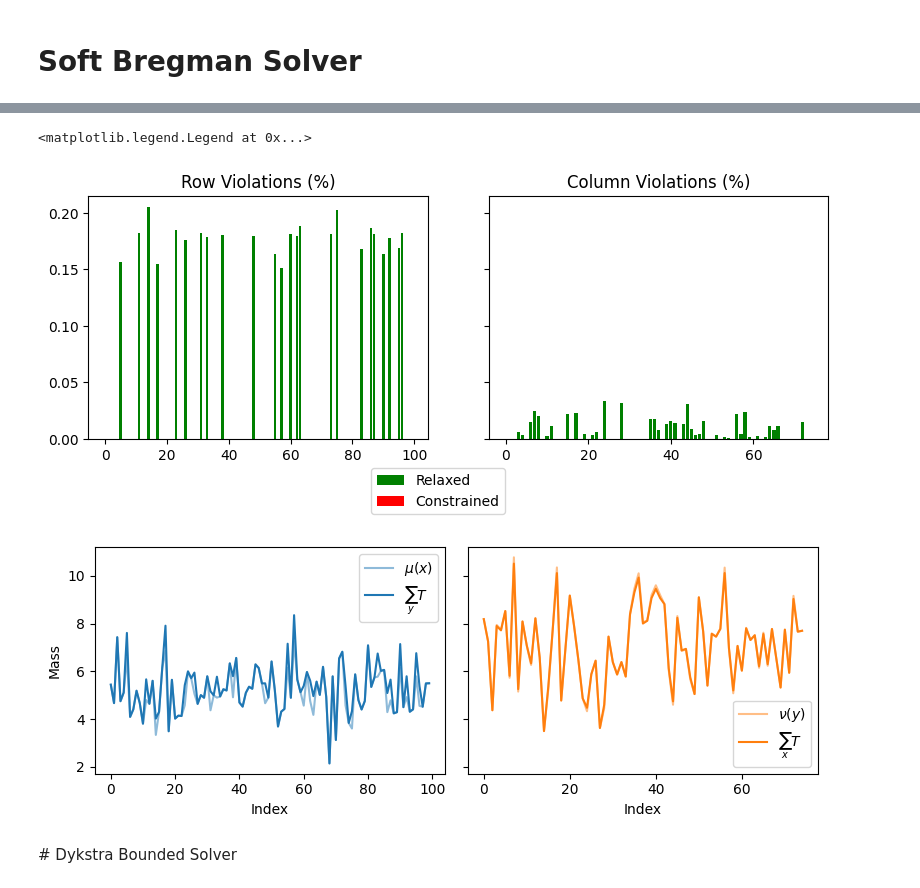
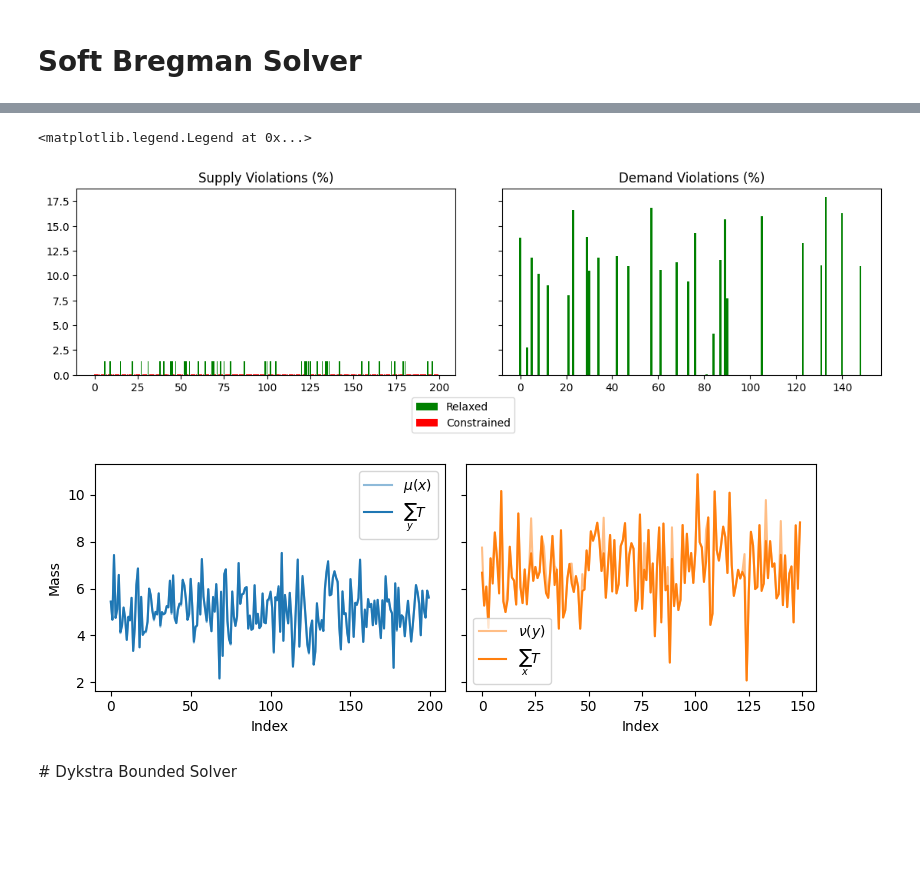
Before and after one commit to Langbridge/constrained-ot, a Jupyter notebook: first-paper/test_solver.ipynb, the cells around one changed output, grey strips where cells are left out. Cells and saved outputs as stored; diff of their text form; code cells hidden in the pictures; blank space fills up the shorter version.

```diff
--- a/first-paper/test_solver.ipynb
+++ b/first-paper/test_solver.ipynb
@@ -11,11 +11,9 @@ if parent_dir not in sys.path:
 # %%
 np.random.seed(5)
 
-num_a = 100
-num_b = 75
+num_a = 200
+num_b = 150
 num_blocked_pairs = 2 * (num_a + num_b)
-
-num_iters = int(1e3)
 
 # locs
 a = np.arange(num_a)# * (num_b / num_a)
@@ -23,18 +21,15 @@ b = np.arange(num_b)
 
 # weights
 mu = np.random.normal(loc=5.0, scale=1.0, size=a.shape[0])
-mu_0 = mu.copy()
-
 nu = np.random.normal(loc=7.0, scale=1.5, size=b.shape[0])
-nu_0 = nu.copy()
 # %%
 gamma_0 = 10.0 # regularisation
-gamma_c = 15.0 # column constraints
-gamma_r = 15.0 # row constraints
+gamma_r = 1e-2 # row constraints
+gamma_c = 1e-3 # column constraints
 
 # select which constraints to enforce
 rows_to_relax = np.random.choice([0,1], size=(num_a,1), p=[0.75,0.25])
-cols_to_relax = np.random.choice([0,1], size=(1,num_b), p=[0.5,0.5])
+cols_to_relax = np.random.choice([0,1], size=(1,num_b), p=[0.75,0.25])
 
 # plan constraints
 l_idxs_x = np.random.choice(np.arange(a.shape[0]), num_blocked_pairs)
@@ -50,5 +45,5 @@ print(a.shape, mu.shape, rows_to_relax.shape)
 print(b.shape, nu.shape, cols_to_relax.shape)
 
 solver = SoftBregman(gamma_0, gamma_c, gamma_r, rows_to_relax, cols_to_relax, blocked_idxs=blocked_idxs)
-T = solver.solve(a, b, mu, nu, plot=True)
+T = solver.solve(a, b, mu, nu, plot=True, num_iters=1500)
 # %% [output]
@@ -63,30 +58,30 @@ plt.pcolormesh(b, a, T)
 # %%
 from matplotlib.patches import Patch
 
-fig, (ax_r, ax_c) = plt.subplots(1,2, figsize=(9,4), sharey='row')
+fig, (ax_r, ax_c) = plt.subplots(1,2, figsize=(12,4), sharey='row', dpi=100)
 
 def binary_to_colour(arr):
     colours = np.array(arr, dtype=str)
     colours[arr == 1] = 'green'
     colours[arr == 0] = 'red'
     return colours
 
-ax_r.bar(x=np.arange(num_a), height=np.abs(mu_0 - np.sum(T, axis=1)) / mu_0, color=binary_to_colour(rows_to_relax.reshape(-1,)))
-ax_r.set_title('Row Violations (%)')
+ax_r.bar(x=np.arange(num_a), height=100 * np.abs(mu - np.sum(T, axis=1)) / mu, color=binary_to_colour(rows_to_relax.reshape(-1,)))
+ax_r.set_title('Supply Violations (%)')
 
-ax_c.bar(x=np.arange(num_b), height=np.abs(nu_0 - np.sum(T, axis=0)) / nu_0, color=binary_to_colour(cols_to_relax.reshape(-1,)))
-ax_c.set_title('Column Violations (%)')
+ax_c.bar(x=np.arange(num_b), height=100 * np.abs(nu - np.sum(T, axis=0)) / nu, color=binary_to_colour(cols_to_relax.reshape(-1,)))
+ax_c.set_title('Demand Violations (%)')
 
 fig.tight_layout(pad=4)
 fig.legend(labels=['Relaxed', 'Constrained'], handles=[Patch(facecolor='green'), Patch(facecolor='red')], loc='outside lower center')
 # %% [output]
 <matplotlib.legend.Legend at 0x...>
-[figure, old version]
+[figure, new version]
 # %%
 fig, axs = plt.subplots(1,2, sharey='all', figsize=(8,3))
 
-axs[0].plot(a, mu_0, label=r'$\mu(x)$', c='tab:blue', alpha=0.5)
-axs[1].plot(b, nu_0, label=r'$\nu(y)$', c='tab:orange', alpha=0.5)
+axs[0].plot(a, mu, label=r'$\mu(x)$', c='tab:blue', alpha=0.5)
+axs[1].plot(b, nu, label=r'$\nu(y)$', c='tab:orange', alpha=0.5)
 
 axs[0].plot(a, np.sum(T, axis=1), label=r'$\sum_y  T$', c='tab:blue')
 axs[1].plot(b, np.sum(T, axis=0), label=r'$\sum_x  T$', c='tab:orange')
@@ -99,7 +94,7 @@ axs[0].legend()
 axs[1].legend()
 fig.tight_layout()
 # %% [output]
-[figure, old version]
+[figure, new version]
 # %% [markdown]
 # Dykstra Bounded Solver
 # %%
```
Also changed, not shown: parts of 15 cells of this notebook, 1 other file.
